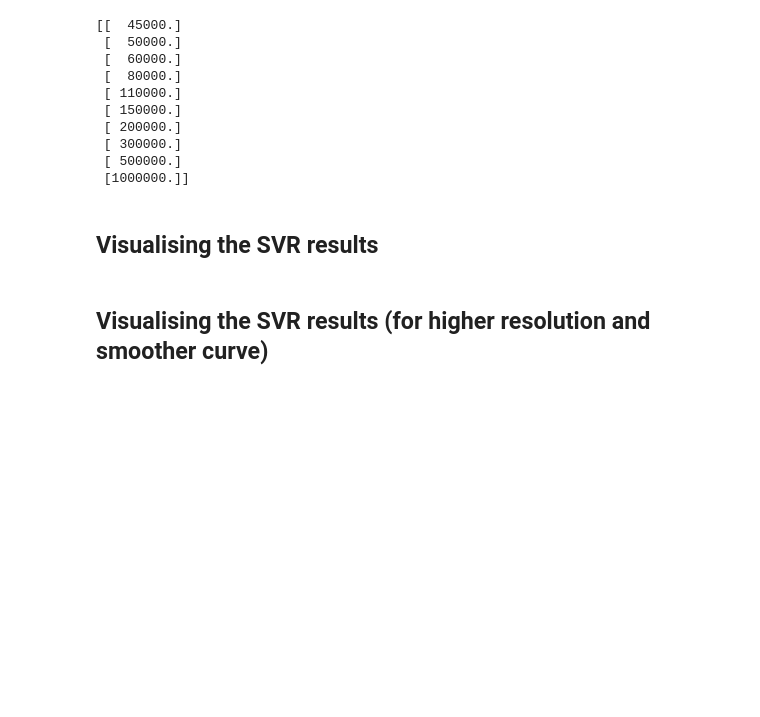
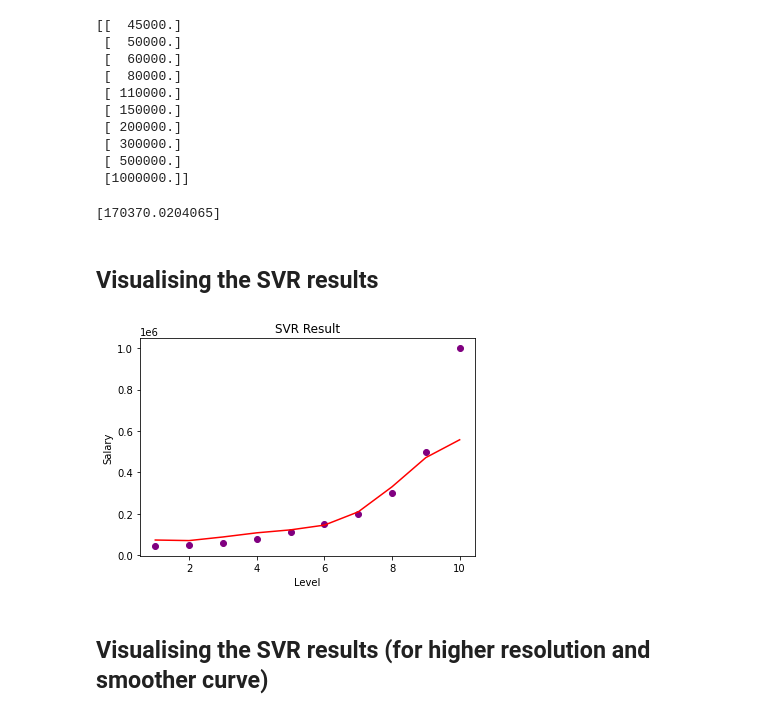
Before and after one commit to bintangvirgy/learn-machinelearning-python, a Jupyter notebook: 05_support_vector_regression/05_support_vector_regression.ipynb, the cells around one changed output. Cells and saved outputs as stored; diff of their text form; code cells hidden in the pictures; blank space fills up the shorter version.

```diff
--- a/05_support_vector_regression/05_support_vector_regression.ipynb
+++ b/05_support_vector_regression/05_support_vector_regression.ipynb
@@ -163,7 +171,20 @@ print(reverse_y)
  [ 300000.]
  [ 500000.]
  [1000000.]]
+# %%
+print(y_res)
+# %% [output]
+[170370.0204065]
 # %% [markdown]
 ## Visualising the SVR results
+# %%
+plt.scatter(x,y,color="purple")
+plt.plot(x,scy.inverse_transform(sv.predict(scx.transform(x))),color="red")
+plt.title("SVR Result")
+plt.xlabel("Level")
+plt.ylabel("Salary")
+plt.show()
+# %% [output]
+[figure, added]
 # %% [markdown]
 ## Visualising the SVR results (for higher resolution and smoother curve)
```
Also changed, not shown: parts of 3 cells of this notebook.
